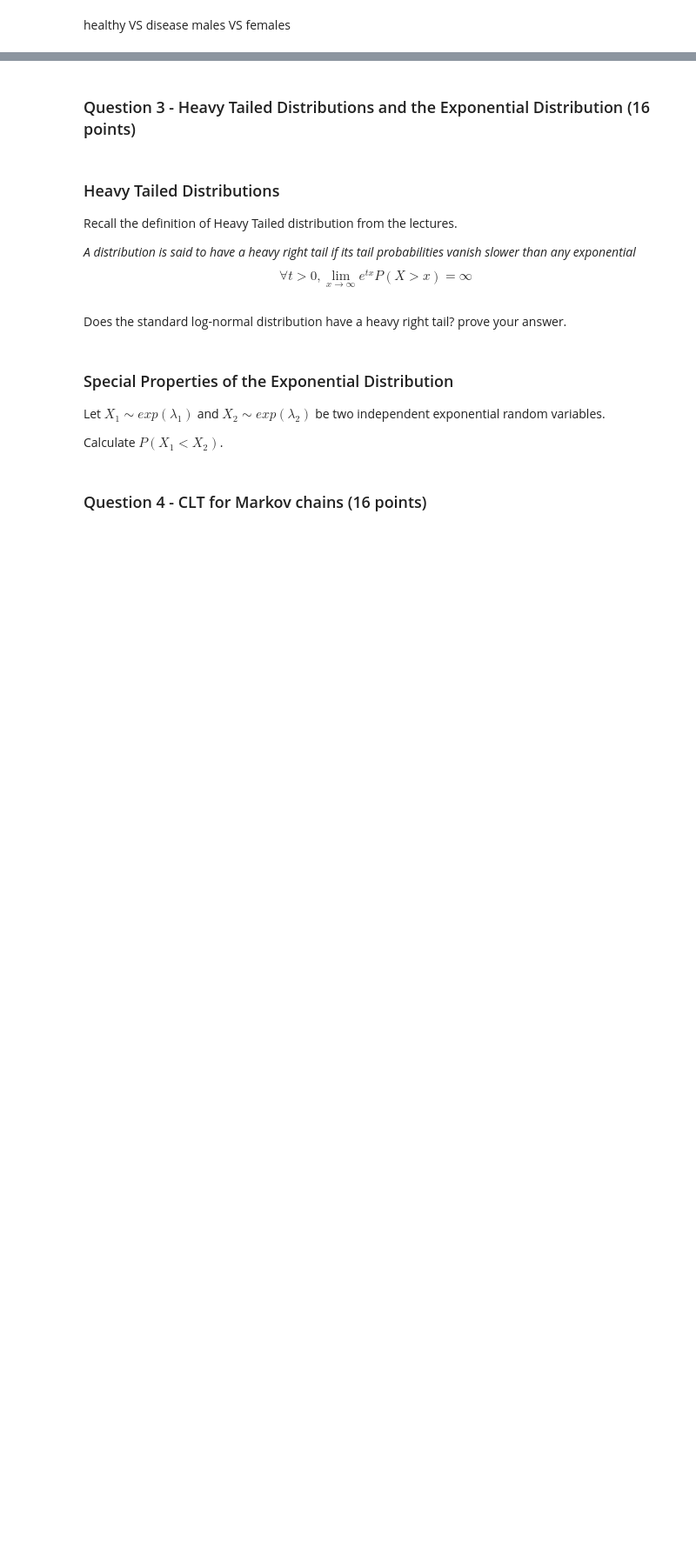
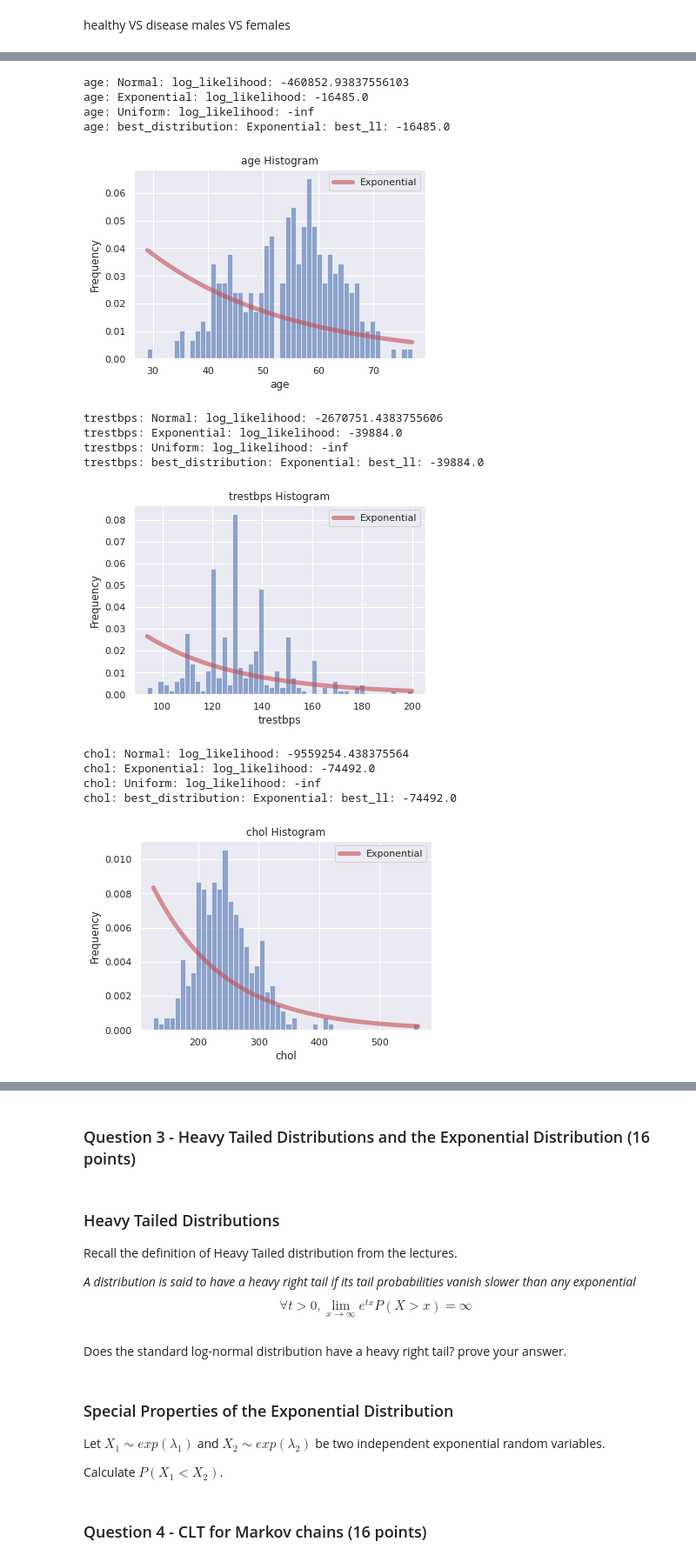
Before and after one commit to ronigold/Statistics_HW, a Jupyter notebook: HW3.ipynb, the cells around one changed output, grey strips where cells are left out. Shown at 87% size. Saved outputs shown, nothing was run; the diff lists cells and outputs as text; code cells hidden in the pictures; blank space fills up the shorter version.

```diff
--- a/HW3.ipynb
+++ b/HW3.ipynb
@@ -352,0 +289,50 @@ LinAlgError: singular matrix
+# %%
+from scipy.stats import norm, expon, lognorm, skewnorm, t, uniform
+from scipy import stats
+import matplotlib.pyplot as plt
+
+# Plot histograms for each numerical feature
+for col in num_list:
+    plt.figure()
+    plt.hist(df[col], bins=50, density=True, alpha=0.6, color='b')
+    plt.xlabel(col)
+    plt.ylabel('Frequency')
+    plt.title(f'{col} Histogram')
+
+    # Fit MLE distributions
+    distributions = [norm, expon, uniform]
+    dist_names = ['Normal', 'Exponential', 'Uniform']
+    best_distribution = None
+    best_param = None
+    best_ll = float('-inf')
+    for dist, dist_name in zip(distributions, dist_names):
+        param = dist.fit(df[col])
+        pdf_fitted = dist.pdf(np.linspace(np.min(df[col]),np.max(df[col]),100), *param[:-2], loc=param[-2], scale=param[-1])
+        log_likelihood = dist.logpdf(df[col]).sum()
+        print(f'{col}: {dist_name}: log_likelihood: {log_likelihood}')
+        if log_likelihood > best_ll:
+            best_distribution = dist
+            best_dist_name = dist_name
+            best_param = param
+            best_ll = log_likelihood
+    print(f'{col}: best_distribution: {best_dist_name}: best_ll: {best_ll}')
+    pdf_fitted = best_distribution.pdf(np.linspace(np.min(df[col]),np.max(df[col]),100), *best_param[:-2], loc=best_param[-2], scale=best_param[-1])
+    plt.plot(np.linspace(np.min(df[col]),np.max(df[col]),100), pdf_fitted, 'r-', lw=5, alpha=0.6, label=best_dist_name)
+    plt.legend()
+    plt.show()
+# %% [output]
+age: Normal: log_likelihood: -460852.93837556103
+age: Exponential: log_likelihood: -16485.0
+age: Uniform: log_likelihood: -inf
+age: best_distribution: Exponential: best_ll: -16485.0
+[figure, added]
+trestbps: Normal: log_likelihood: -2670751.4383755606
+trestbps: Exponential: log_likelihood: -39884.0
+trestbps: Uniform: log_likelihood: -inf
+trestbps: best_distribution: Exponential: best_ll: -39884.0
+[figure, added]
+chol: Normal: log_likelihood: -9559254.438375564
+chol: Exponential: log_likelihood: -74492.0
+chol: Uniform: log_likelihood: -inf
+chol: best_distribution: Exponential: best_ll: -74492.0
+[figure, added]
```
Also changed, not shown: parts of 32 cells of this notebook, 2 other files.
